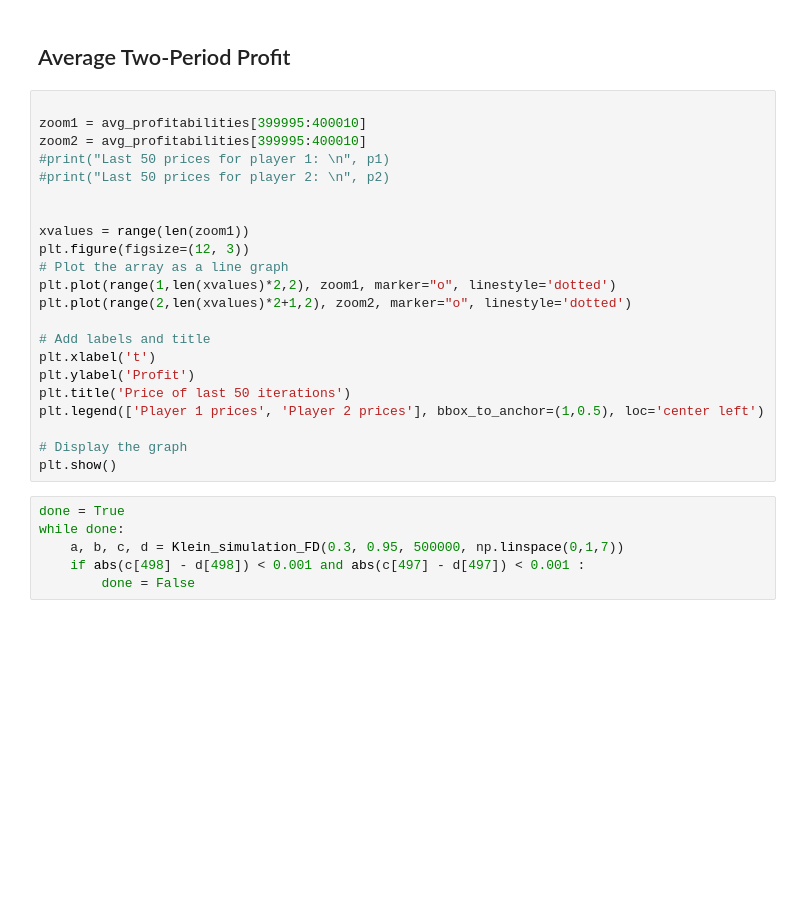
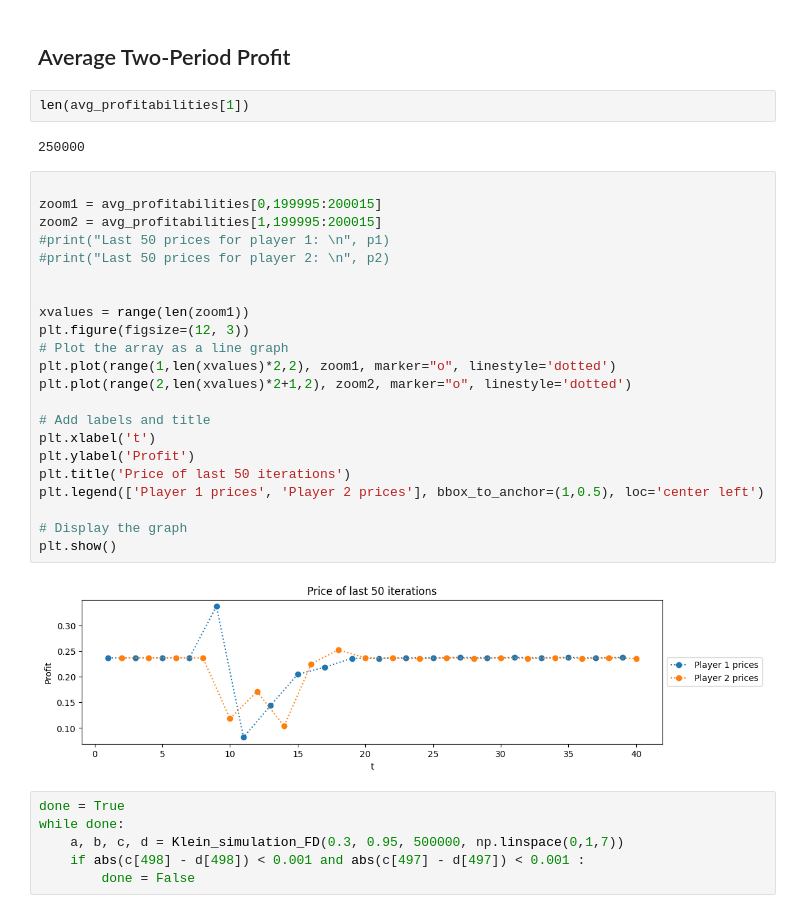
Before and after one commit to nicklasbusk/Bachelorprojekt, a Jupyter notebook: Code/final2.ipynb, the cells around one changed output. Drawn from its saved outputs; the diff is of its cells as text; blank space fills up the shorter version.

```diff
--- a/Code/final2.ipynb
+++ b/Code/final2.ipynb
@@ -361,27 +359,33 @@ plt.show()
 # %% [markdown]
 ## Average Two-Period Profit
+# %%
+len(avg_profitabilities[1])
+# %% [output]
+250000
 # %%
 
-zoom1 = avg_profitabilities[399995:400010]
-zoom2 = avg_profitabilities[399995:400010]
+zoom1 = avg_profitabilities[0,199995:200015]
+zoom2 = avg_profitabilities[1,199995:200015]
 #print("Last 50 prices for player 1: \n", p1)
 #print("Last 50 prices for player 2: \n", p2)
 
 
 xvalues = range(len(zoom1))
 plt.figure(figsize=(12, 3))
 # Plot the array as a line graph
 plt.plot(range(1,len(xvalues)*2,2), zoom1, marker="o", linestyle='dotted')
 plt.plot(range(2,len(xvalues)*2+1,2), zoom2, marker="o", linestyle='dotted')
 
 # Add labels and title
 plt.xlabel('t')
 plt.ylabel('Profit')
 plt.title('Price of last 50 iterations')
 plt.legend(['Player 1 prices', 'Player 2 prices'], bbox_to_anchor=(1,0.5), loc='center left')
 
 # Display the graph
 plt.show()
+# %% [output]
+[figure, added]
 # %%
 done = True
 while done:
```
Also changed, not shown: parts of 10 cells of this notebook, 1 other file.
